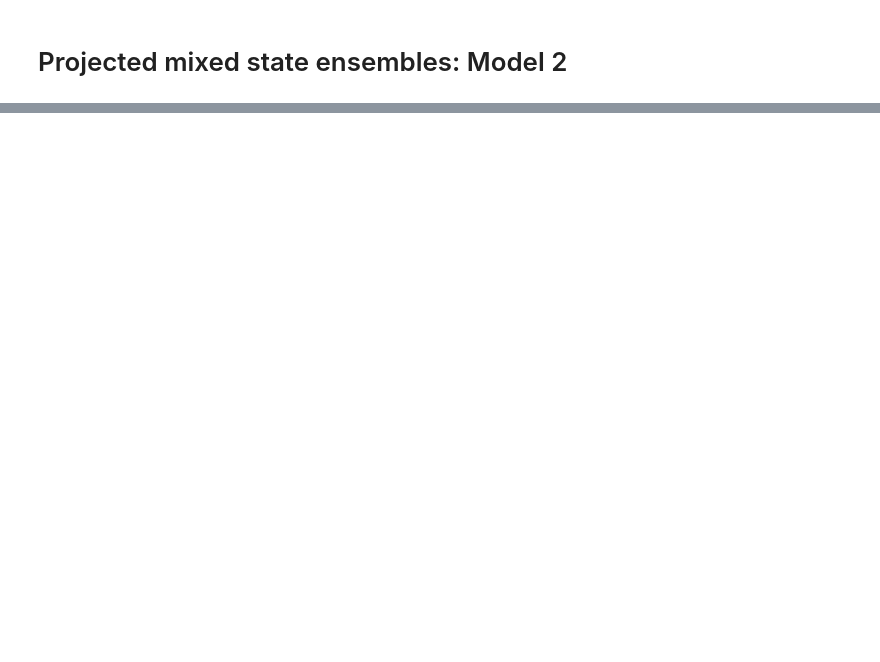
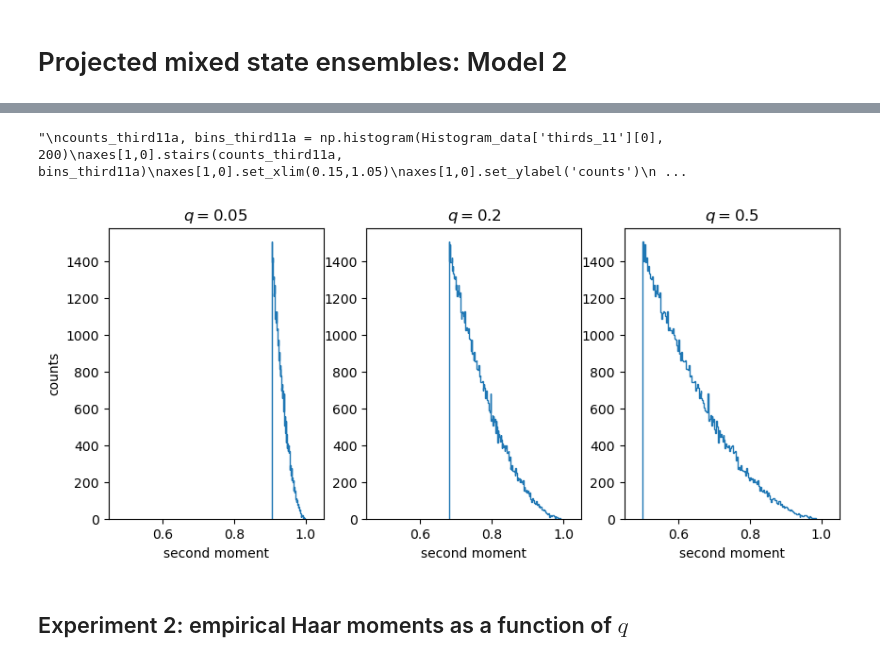
Before and after one commit to DaanTimmers/Summer_23, a Jupyter notebook: projected_faulty_measurement.ipynb, the cells around one changed output, grey strips where cells are left out. Drawn from its saved outputs; the diff is of its cells as text; code cells hidden in the pictures; blank space fills up the shorter version.

Commit message:
more data

```diff
--- a/projected_faulty_measurement.ipynb
+++ b/projected_faulty_measurement.ipynb
@@ -76,2 +292,47 @@ def Get_MixEns(PrEns, N_A, N_B, p):
+# %%
+Histogram_data = np.load('Histogram_data.npz')
+fig, axes = plt.subplots(nrows=1,ncols=3,figsize=(10,4))
+
+counts_purity11a, bins_purity11a = np.histogram(Histogram_data['purities_21'][0], 200)
+axes[0].stairs(counts_purity11a, bins_purity11a)
+axes[0].set_xlim(0.45,1.05)
+axes[0].set_ylabel('counts')
+axes[0].set_xlabel('second moment')
+axes[0].set_title('$q = 0.05$')
+
+counts_purity11b, bins_purity11b = np.histogram(Histogram_data['purities_21'][1], 200)
+axes[1].stairs(counts_purity11b, bins_purity11b)
+axes[1].set_xlim(0.45,1.05)
+axes[1].set_xlabel('second moment')
+axes[1].set_title('$q = 0.2$')
+
+counts_purity11c, bins_purity11c = np.histogram(Histogram_data['purities_21'][2], 200)
+axes[2].stairs(counts_purity11c, bins_purity11c)
+axes[2].set_xlim(0.45,1.05)
+axes[2].set_xlabel('second moment')
+axes[2].set_title('$q = 0.5$')
+
+'''
+counts_third11a, bins_third11a = np.histogram(Histogram_data['thirds_11'][0], 200)
+axes[1,0].stairs(counts_third11a, bins_third11a)
+axes[1,0].set_xlim(0.15,1.05)
+axes[1,0].set_ylabel('counts')
+axes[1,0].set_xlabel('third moment')
+
+counts_third11b, bins_third11b = np.histogram(Histogram_data['thirds_11'][1], 200)
+axes[1,1].stairs(counts_third11b, bins_third11b)
+axes[1,1].set_xlim(0.15,1.05)
+axes[1,1].set_xlabel('third moment')
+
+counts_third11c, bins_third11c = np.histogram(Histogram_data['thirds_11'][2], 200)
+axes[1,2].stairs(counts_third11c, bins_third11c)
+axes[1,2].set_xlim(0.15,1.05)
+axes[1,2].set_xlabel('third moment')
+'''
+# %% [output]
+"\ncounts_third11a, bins_third11a = np.histogram(Histogram_data['thirds_11'][0], 200)\naxes[1,0].stairs(counts_third11a, bins_third11a)\naxes[1,0].set_xlim(0.15,1.05)\naxes[1,0].set_ylabel('counts')\n ...
+[figure, added]
+# %% [markdown]
+## Experiment 2: empirical Haar moments as a function of $q$
 # %%
 N_A = 1
```
Also changed, not shown: parts of 11 cells of this notebook, 3 other files.
